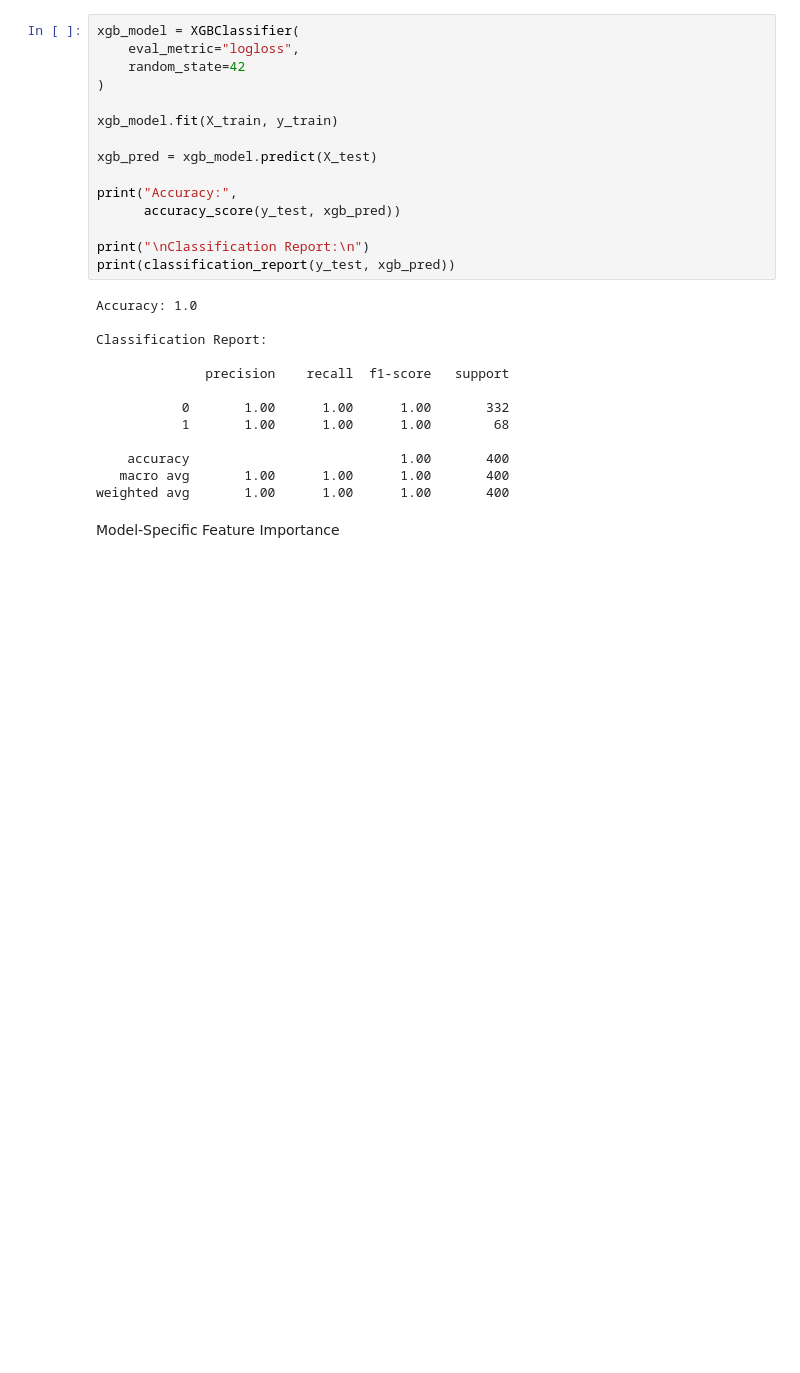
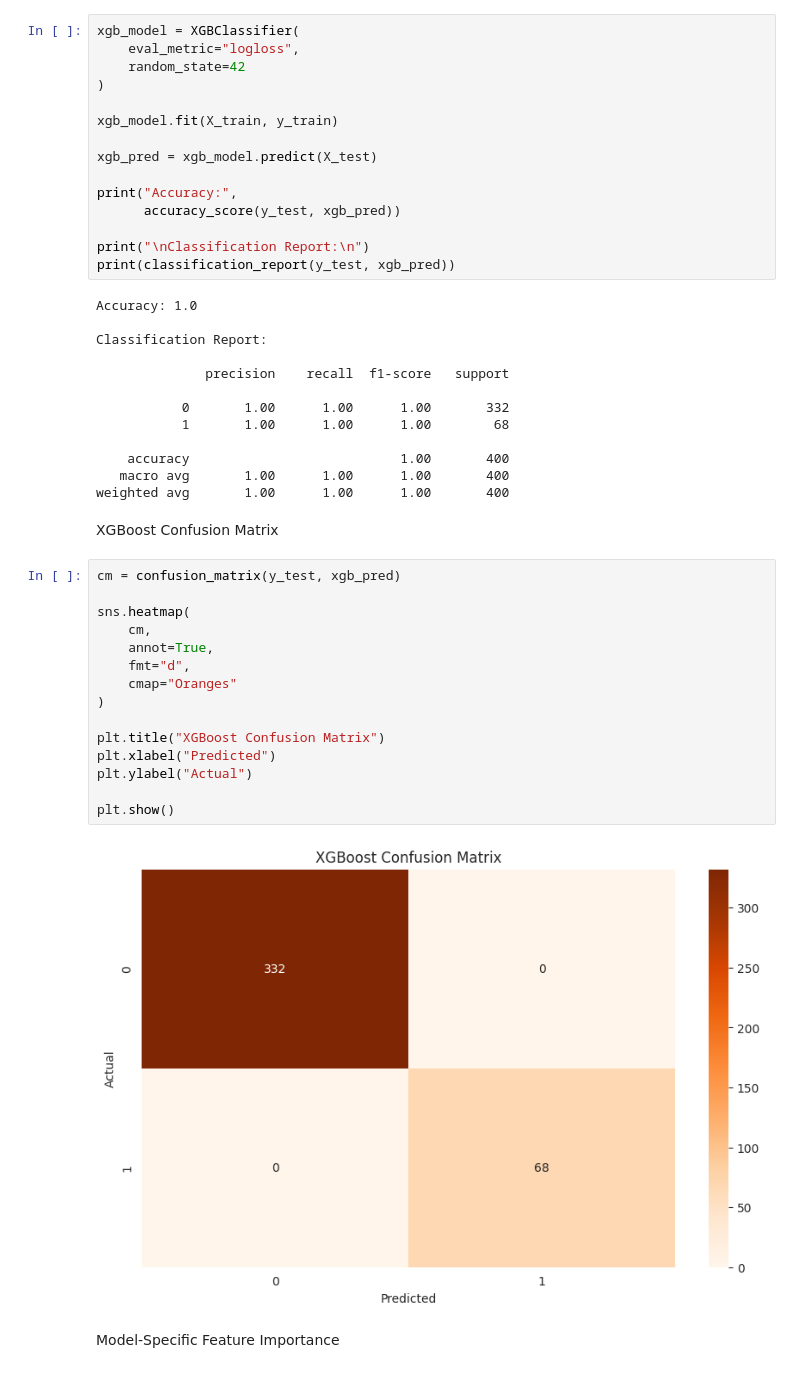
Before and after one commit to Yeabebe/explainable-ai, a Jupyter notebook: loan_approval_xai_analysis.ipynb, the cells around one changed output. Saved outputs shown, nothing was run; the diff lists cells and outputs as text; blank space fills up the shorter version.

```diff
--- a/loan_approval_xai_analysis.ipynb
+++ b/loan_approval_xai_analysis.ipynb
@@ -361,6 +399,25 @@ Classification Report:
     accuracy                           1.00       400
    macro avg       1.00      1.00      1.00       400
 weighted avg       1.00      1.00      1.00       400
+# %% [markdown]
+XGBoost Confusion Matrix
+# %%
+cm = confusion_matrix(y_test, xgb_pred)
+
+sns.heatmap(
+    cm,
+    annot=True,
+    fmt="d",
+    cmap="Oranges"
+)
+
+plt.title("XGBoost Confusion Matrix")
+plt.xlabel("Predicted")
+plt.ylabel("Actual")
+
+plt.show()
+# %% [output]
+[figure, added]
 # %% [markdown]
 Model-Specific Feature Importance
 # %%
```
Also changed, not shown: parts of 9 cells of this notebook.
